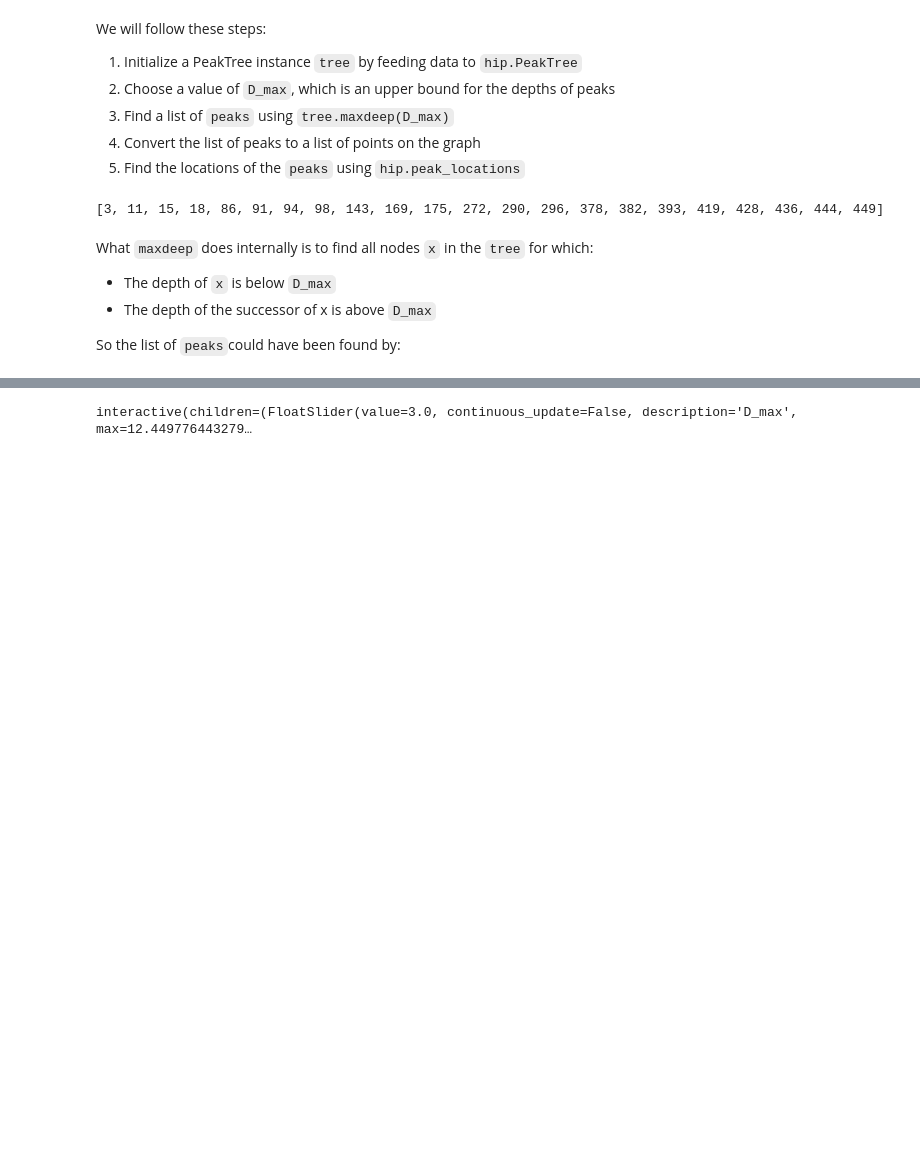
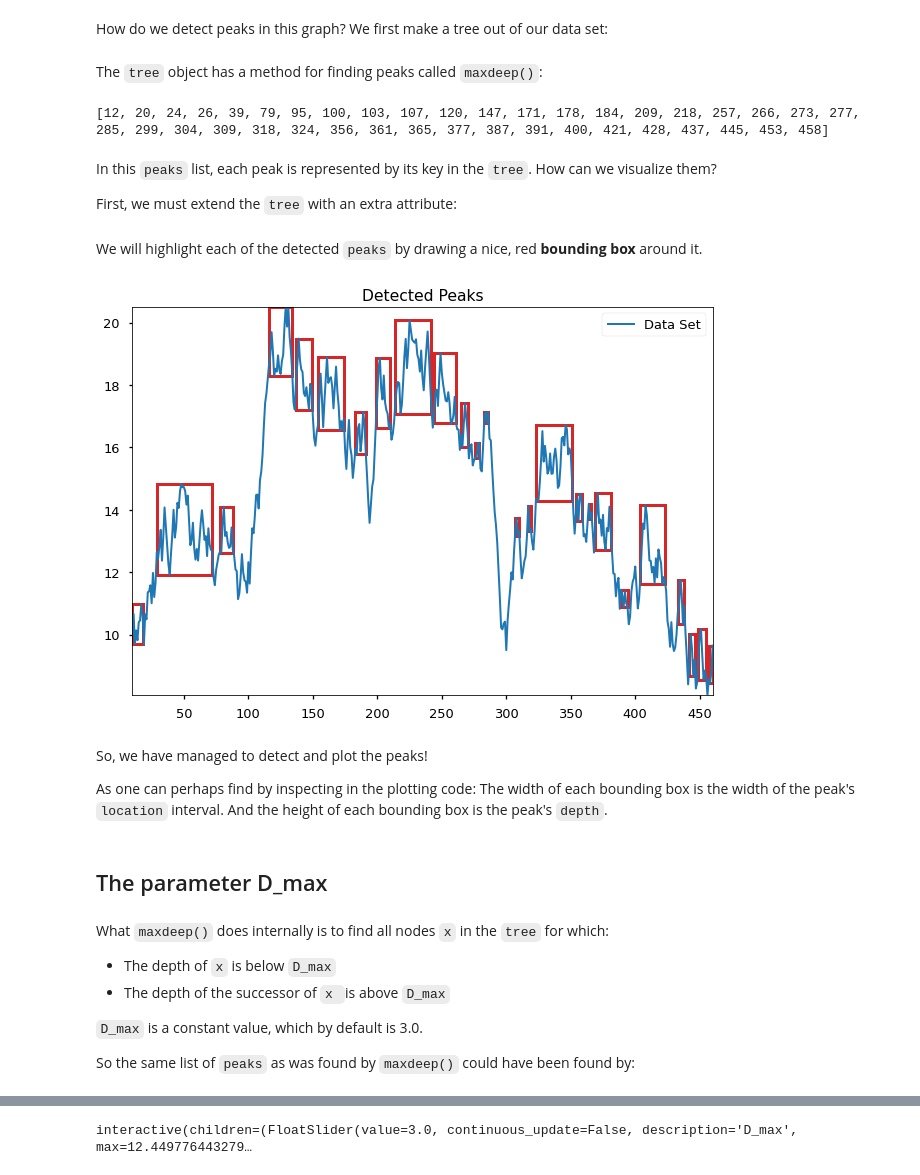
Before and after one commit to eivindtostesen/hierarchical_peak_finding, a Jupyter notebook: How_to_find_peaks.ipynb, the cells around one changed output, grey strips where cells are left out. Saved outputs shown, nothing was run; the diff lists cells and outputs as text; code cells hidden in the pictures; blank space fills up the shorter version.

```diff
--- a/How_to_find_peaks.ipynb
+++ b/How_to_find_peaks.ipynb
@@ -38,30 +39,63 @@ ax.legend();
-# %% [markdown]
-We will follow these steps:
-1. Initialize a PeakTree instance `tree` by feeding data to `hip.PeakTree`
-2. Choose a value of `D_max`, which is an upper bound for the depths of peaks
-3. Find a list of `peaks` using `tree.maxdeep(D_max)`
-4. Convert the list of peaks to a list of points on the graph
-5. Find the locations of the `peaks` using `hip.peak_locations`
+# %% [markdown]
+How do we detect peaks in this graph? We first make a tree out of our data set:
 # %%
-# Step 1: Initialize a PeakTree object for the (X, Y) data set:
+# Initialize a PeakTree object for the (X, Y) data set:
 
 tree = hip.PeakTree(hip.filter_local_extrema(zip(X, Y)))
-
-# Step 2: Choose an upper bound for depth:
-
-D_max = 5
-
-# Step 3: Find a sorted list of peaks:
-
-peaks = sorted(tree.maxdeep(D_max))
-
-print(peaks)
-# %% [output]
-[3, 11, 15, 18, 86, 91, 94, 98, 143, 169, 175, 272, 290, 296, 378, 382, 393, 419, 428, 436, 444, 449]
+# %% [markdown]
+The `tree` object has a method for finding peaks called `maxdeep()`:
+# %%
+peaks = sorted(tree.maxdeep())
+
+print(peaks)
+# %% [output]
+[12, 20, 24, 26, 39, 79, 95, 100, 103, 107, 120, 147, 171, 178, 184, 209, 218, 257, 266, 273, 277, 285, 299, 304, 309, 318, 324, 356, 361, 365, 377, 387, 391, 400, 421, 428, 437, 445, 453, 458]
+# %% [markdown]
+In this `peaks` list, each peak is represented by its key in the `tree`. How can we visualize them?
+
+First, we must extend the `tree` with an extra attribute:
+# %%
+# Bestow the tree with an attribute containing location intervals:
+
+tree.location = hip.peak_locations([(x, tree.elevation[x]) for x in tree], zip(X, Y))
+# %% [markdown]
+We will highlight each of the detected `peaks` by drawing a nice, red **bounding box** around it.
+# %%
+# Prepare a plot
+fig, ax = plt.subplots()
+ax.set_xlim([min(X),max(X)])
+ax.set_ylim([min(Y),max(Y)])
+ax.set_title("Detected Peaks")
+
+for peak in peaks:
+    x1, x2 = tree.location[peak]
+    y = tree.height(peak) - tree.depth(peak)
+    # add a red bounding box:
+    ax.add_patch(mpl.patches.Rectangle(xy=(x1, y),
+                                       width=x2 - x1,
+                                       height=tree.depth(peak),
+                                       fill=False,
+                                       linewidth=3,
+                                       edgecolor="C3",
+                                      ))
+
+# And plot the data set in blue:
+ax.plot(X, Y, lw=2, c="C0", label="Data Set")
+ax.legend();
+# %% [output]
+[figure, new version]
+# %% [markdown]
+So, we have managed to detect and plot the peaks!
+
+As one can perhaps find by inspecting in the plotting code: The width of each bounding box is the width of the peak's `location` interval. And the height of each bounding box is the peak's `depth`.
+# %% [markdown]
+## The parameter D_max
 # %% [markdown]
-What `maxdeep` does internally is to find all nodes `x` in the `tree` for which:
+What `maxdeep()` does internally is to find all nodes `x` in the `tree` for which:
 - The depth of `x` is below `D_max`
-- The depth of the successor of x is above `D_max`
+- The depth of the successor of `x `is above `D_max`
 
-So the list of `peaks`could have been found by:
+`D_max` is a constant value, which by default is 3.0.
+
+So the same list of `peaks` as was found by `maxdeep()` could have been found by:
 # %%
```
Also changed, not shown: parts of 21 cells of this notebook.
